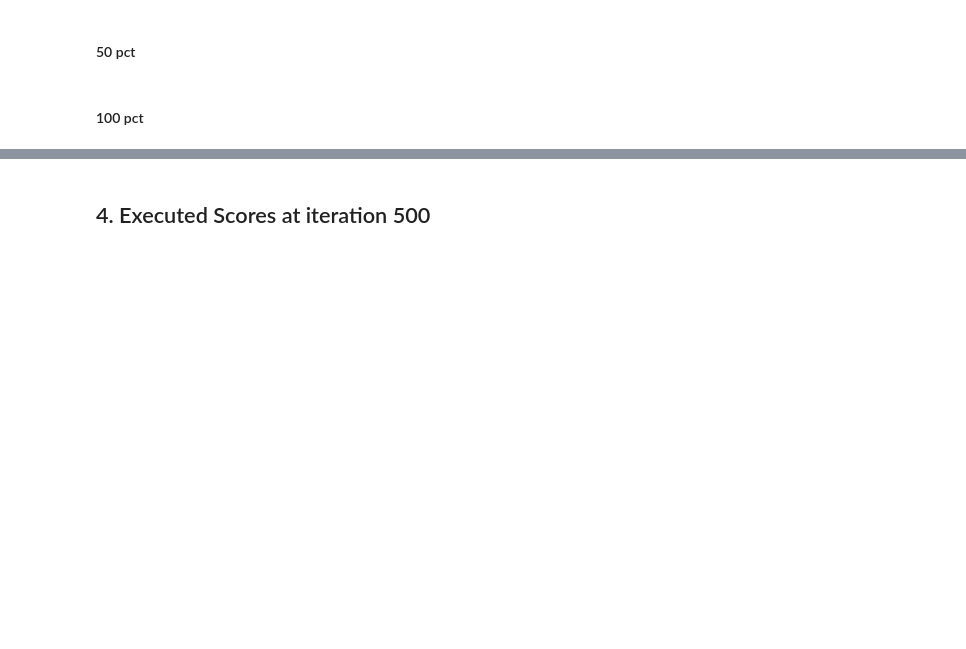
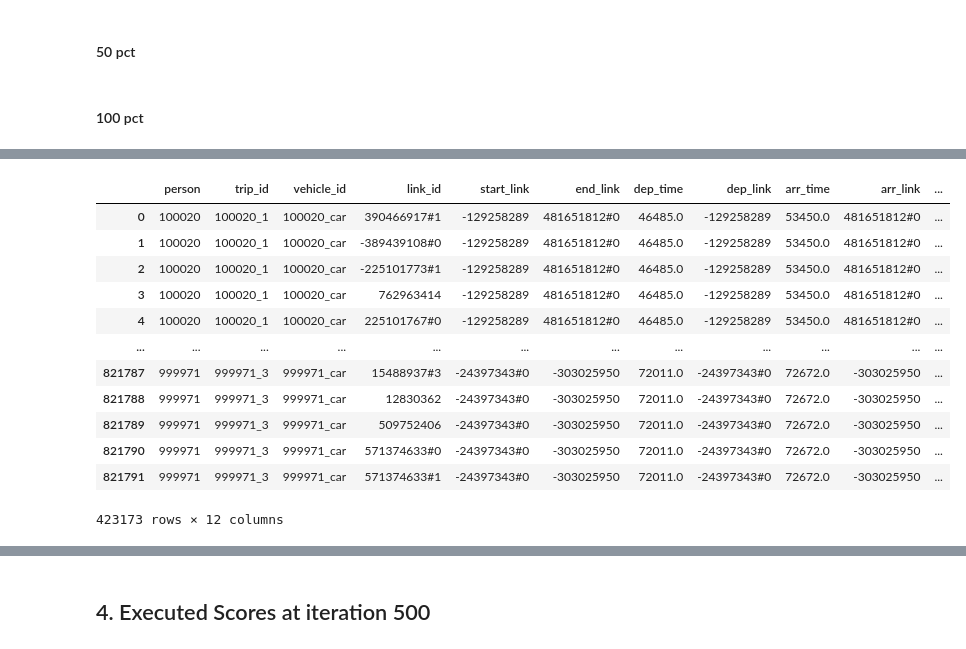
Before and after one commit to theresamariaM/Lausitz-Population-Scaling-Aggregate-Data-Create-Plots, a Jupyter notebook: Create_aggregated_output_files_for_it_500.ipynb, the cells around one changed output, grey strips where cells are left out. Saved outputs shown, nothing was run; the diff lists cells and outputs as text; code cells hidden in the pictures; blank space fills up the shorter version.

```diff
--- a/Create_aggregated_output_files_for_it_500.ipynb
+++ b/Create_aggregated_output_files_for_it_500.ipynb
@@ -1056,0 +1320,8 @@ link_leave_1_100.to_csv('/home/lola/Nextcloud/Masterarbeit/03_Outputs/link_leave
+# %%
+df_Person_Link = pd.merge(df_Person_Link, df_dep_arr[['trip_id', 'dep_time', 'dep_link', 'arr_time', 'arr_link']], on = "trip_id", how = "left")
+# %%
+df_Person_Link = pd.merge(df_Person_Link, df_net[['ID', 'type', 'length']], how='left', left_on='link_id', right_on='ID')
+# %%
+df_Person_Link = df_Person_Link[(df_Person_Link['type'] == 'highway.secondary') | (df_Person_Link['type'] == 'highway.residential') | (df_Person_Link['type'] == 'highway.tertiary') ]
+# %%
+df_Person_Link = df_Person_Link.drop(columns=['ID'])
@@ -1056,0 +1336,16 @@ link_leave_1_100.to_csv('/home/lola/Nextcloud/Masterarbeit/03_Outputs/link_leave
+# %%
+df_Person_Link
+# %% [output]
+|  | person | trip_id | vehicle_id | link_id | start_link | end_link | dep_time | dep_link | arr_time | arr_link | ... |
+| 0 | 100020 | 100020_1 | 100020_car | 390466917#1 | -129258289 | 481651812#0 | 46485.0 | -129258289 | 53450.0 | 481651812#0 | ... |
+| 1 | 100020 | 100020_1 | 100020_car | -389439108#0 | -129258289 | 481651812#0 | 46485.0 | -129258289 | 53450.0 | 481651812#0 | ... |
+| 2 | 100020 | 100020_1 | 100020_car | -225101773#1 | -129258289 | 481651812#0 | 46485.0 | -129258289 | 53450.0 | 481651812#0 | ... |
+| 3 | 100020 | 100020_1 | 100020_car | 762963414 | -129258289 | 481651812#0 | 46485.0 | -129258289 | 53450.0 | 481651812#0 | ... |
+| 4 | 100020 | 100020_1 | 100020_car | 225101767#0 | -129258289 | 481651812#0 | 46485.0 | -129258289 | 53450.0 | 481651812#0 | ... |
+| ... | ... | ... | ... | ... | ... | ... | ... | ... | ... | ... | ... |
+| 821787 | 999971 | 999971_3 | 999971_car | 15488937#3 | -24397343#0 | -303025950 | 72011.0 | -24397343#0 | 72672.0 | -303025950 | ... |
+| 821788 | 999971 | 999971_3 | 999971_car | 12830362 | -24397343#0 | -303025950 | 72011.0 | -24397343#0 | 72672.0 | -303025950 | ... |
+| 821789 | 999971 | 999971_3 | 999971_car | 509752406 | -24397343#0 | -303025950 | 72011.0 | -24397343#0 | 72672.0 | -303025950 | ... |
+| 821790 | 999971 | 999971_3 | 999971_car | 571374633#0 | -24397343#0 | -303025950 | 72011.0 | -24397343#0 | 72672.0 | -303025950 | ... |
+| 821791 | 999971 | 999971_3 | 999971_car | 571374633#1 | -24397343#0 | -303025950 | 72011.0 | -24397343#0 | 72672.0 | -303025950 | ... |
+423173 rows × 12 columns
```
Also changed, not shown: parts of 214 cells of this notebook, 1 other file.
